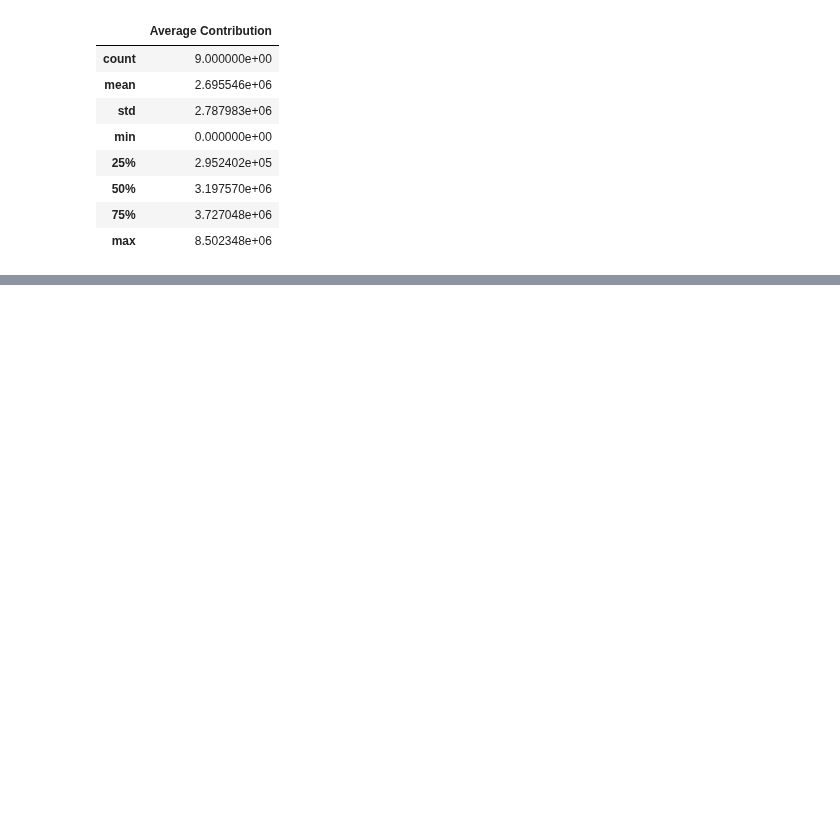
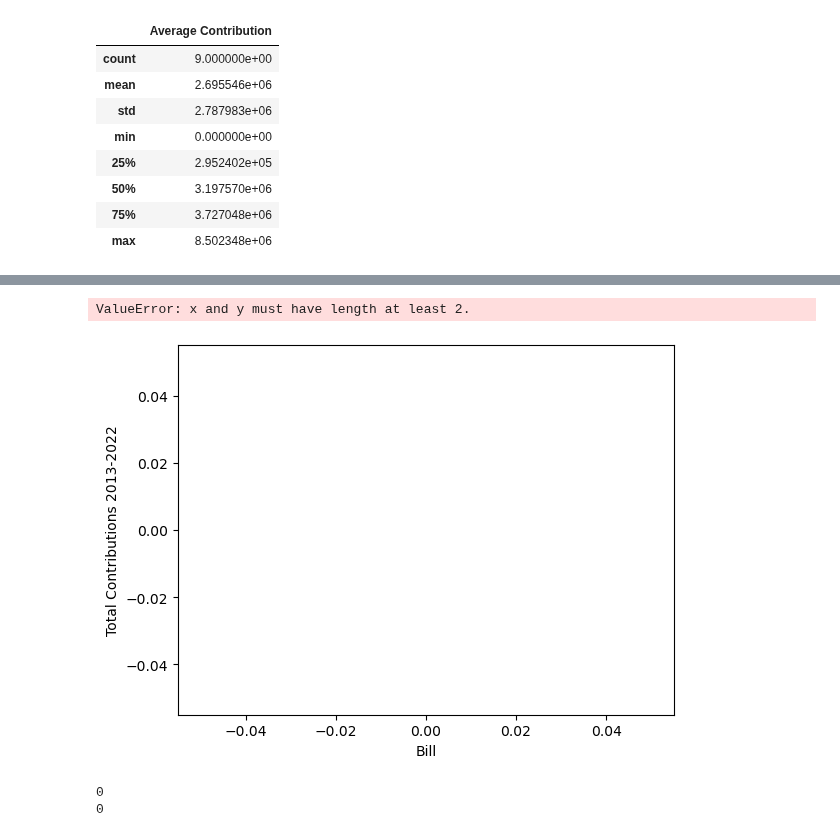
Before and after one commit to david-00001/project1, a Jupyter notebook: congress_csv/Congress_Gender_merged with contributions.ipynb, the cells around one changed output, grey strips where cells are left out. Saved outputs shown, nothing was run; the diff lists cells and outputs as text; code cells hidden in the pictures; blank space fills up the shorter version.

```diff
--- a/congress_csv/Congress_Gender_merged with contributions.ipynb
+++ b/congress_csv/Congress_Gender_merged with contributions.ipynb
@@ -460,0 +447,31 @@ plt.show()
+# %%
+bills_sponsored_df["Senate End Year"] = pd.to_datetime(bills_sponsored_df["Senate End Year"])
+bills_sponsored_df = bills_sponsored_df[bills_sponsored_df["Senate End Year"] >= "2013-01-01"]
+
+# Create scatter plot with red trendline
+bill_df = bills_sponsored_df["Bill"]
+contribution_df = bills_sponsored_df["Total Contributions 2013-2022"]
+sns.regplot(x=bill_df, y=contribution_df, line_kws={"color":"red"})
+
+# Calculate correlation coefficient and p-value
+corr = bills_sponsored_df['Bill'].corr(bills_sponsored_df['Total Contributions 2013-2022'])
+r, p = pearsonr(bill_df, contribution_df)
+
+# Add text to the plot
+plt.text(0.5, 0.9, f"Correlation coefficient: {r:.3f}\nP-value: {p:.2f}", transform=plt.gca().transAxes, fontsize=12)
+plt.xlabel("Number of Bills")
+plt.ylabel("Total Contributions 2013-2022")
+plt.title("Bill vs. Total Contributions from 2013-2022")
+plt.ticklabel_format(style="plain", axis="y")
+plt.tight_layout()
+plt.savefig("Bill and Contribution")
+plt.show()
+# %% [output]
+ValueError: x and y must have length at least 2.
+[figure, added]
+# %%
+print(len(bill_df))
+print(len(contribution_df))
+# %% [output]
+0
+0
```
Also changed, not shown: parts of 6 cells of this notebook, 3 other files.
